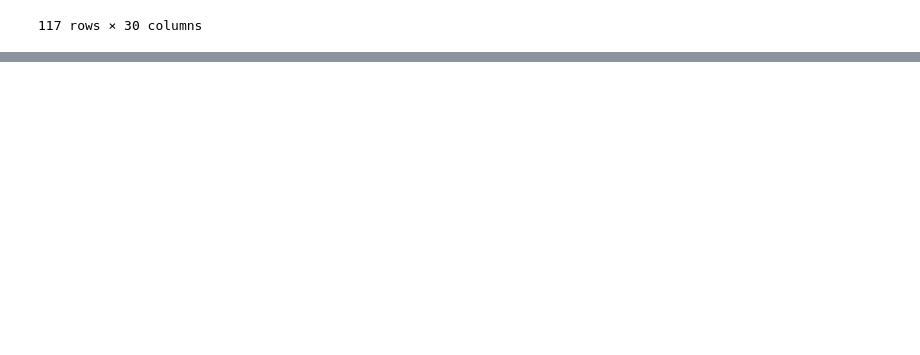
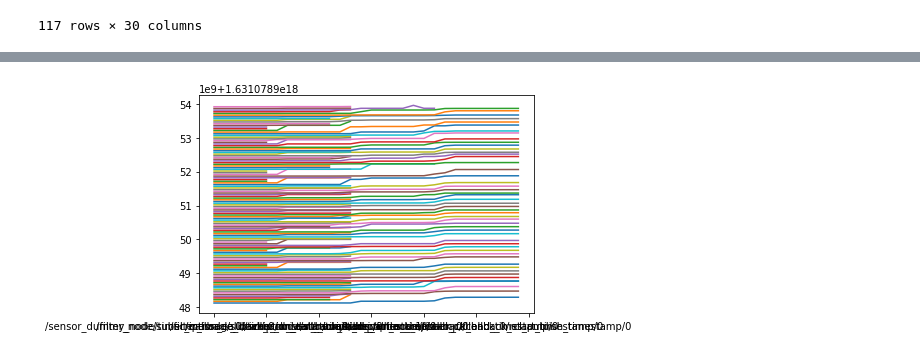
Before and after one commit to tier4/caret_analyze, a Jupyter notebook: caret_analyze/sample/lttng_samples/end_to_end_sample.ipynb, the cells around one changed output, grey strips where cells are left out. Drawn from its saved outputs; the diff is of its cells as text; code cells hidden in the pictures; blank space fills up the shorter version.

```diff
--- a/caret_analyze/sample/lttng_samples/end_to_end_sample.ipynb
+++ b/caret_analyze/sample/lttng_samples/end_to_end_sample.ipynb
@@ -152,6 +152,13 @@ caret_plot.message_flow(path, granularity='callback')
 # %% [output]
 [interactive output not drawn]
 [interactive output not drawn]
+# %%
+df = path.to_dataframe()
+df.T.plot()
+plt.legend()
+plt.axes().get_legend().remove()
+# %% [output]
+[figure, added]
 # %%
 caret_plot.path_latency(path,granularity='end-to-end')
 # %% [output]
```
Also changed, not shown: parts of 5 cells of this notebook, 1 other file.
